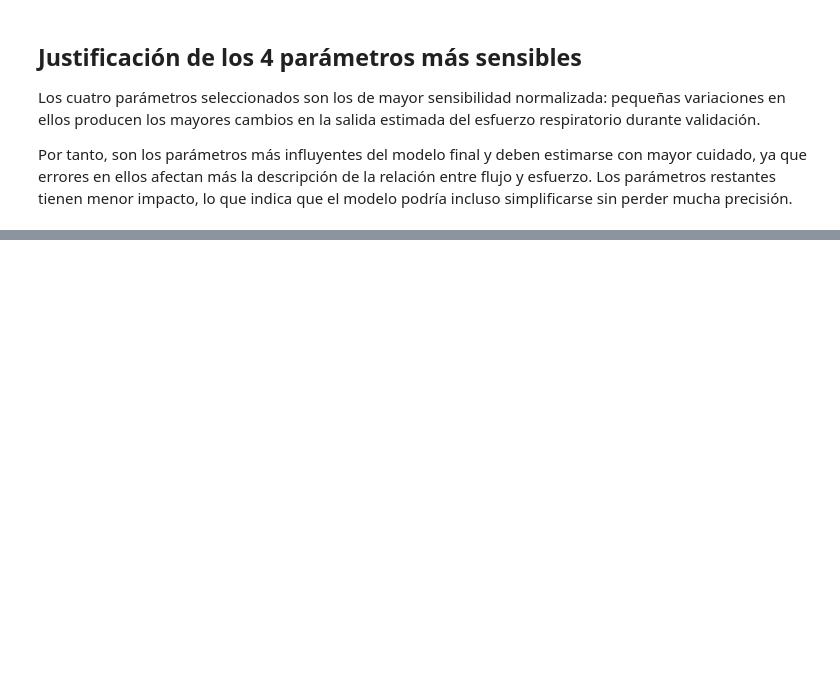
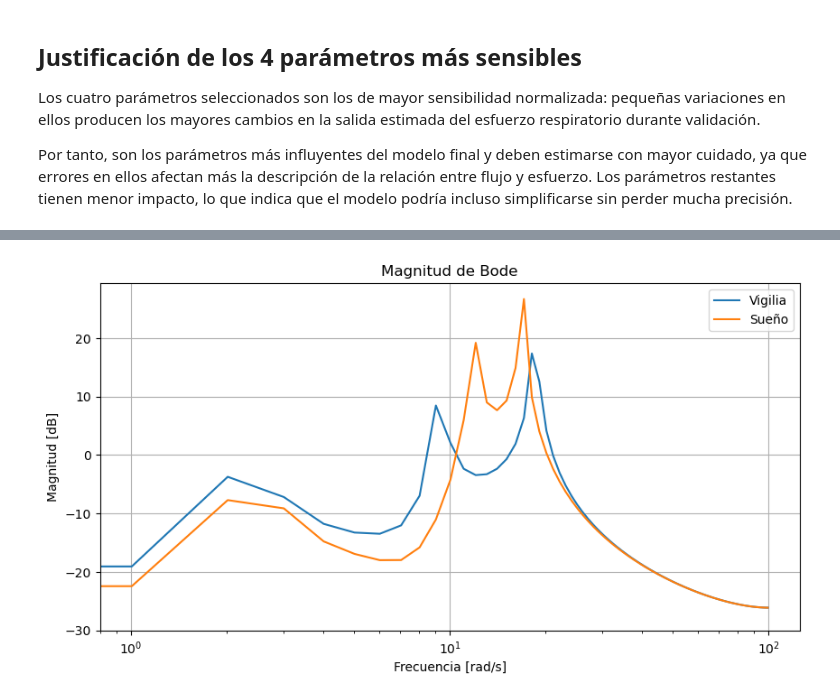
Before and after one commit to loaiza10/Proyecto_Modelos, a Jupyter notebook: Codigo.ipynb, the cells around one changed output, grey strips where cells are left out. Cells and saved outputs as stored; diff of their text form; code cells hidden in the pictures; blank space fills up the shorter version.

```diff
--- a/Codigo.ipynb
+++ b/Codigo.ipynb
@@ -509,0 +1129,27 @@ Por tanto, son los parámetros más influyentes del modelo final y deben estimar
+# %%
+# Magnitud
+
+plt.figure(figsize=(10,5))
+
+plt.semilogx(
+    w_v,
+    mag_v,
+    label="Vigilia"
+)
+
+plt.semilogx(
+    w_s,
+    mag_s,
+    label="Sueño"
+)
+
+plt.title("Magnitud de Bode")
+plt.xlabel("Frecuencia [rad/s]")
+plt.ylabel("Magnitud [dB]")
+
+plt.grid()
+plt.legend()
+
+plt.show()
+# %% [output]
+[figure, added]
```
Also changed, not shown: parts of 51 cells of this notebook, 2 other files.
